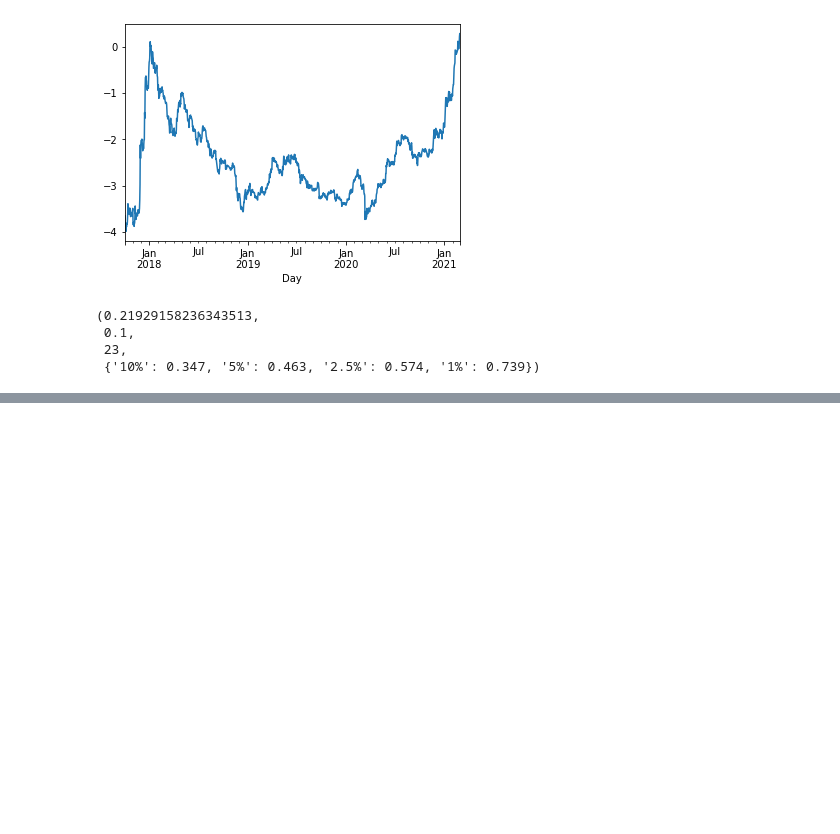
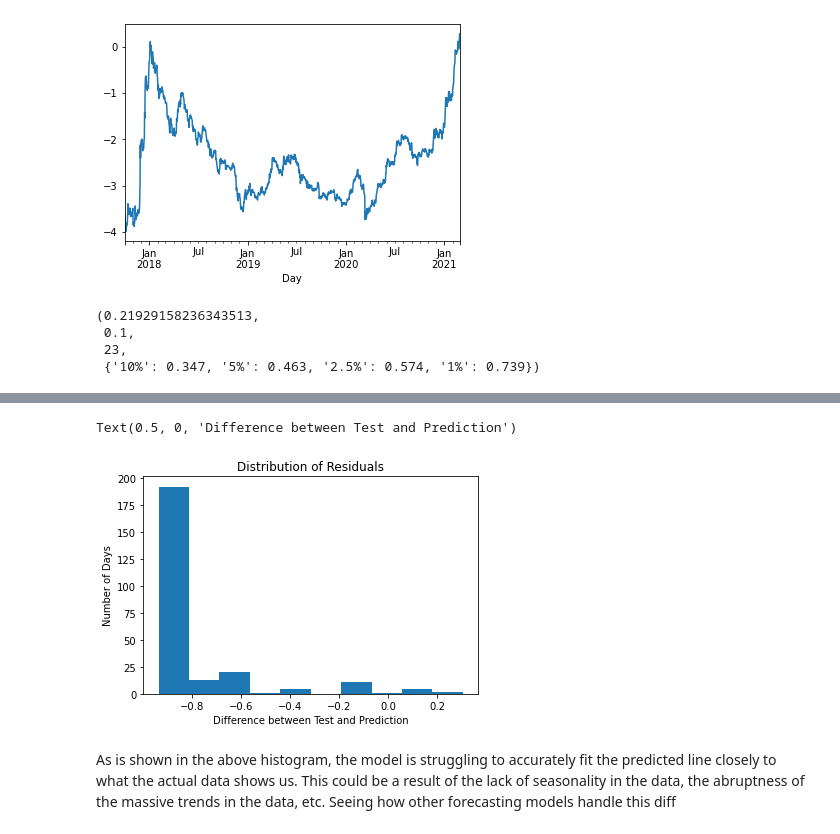
Before and after one commit to threeves91/Springboard, a Jupyter notebook: Capstone Project 3/Preprocessing_CS3.ipynb, the cells around one changed output, grey strips where cells are left out. Cells and saved outputs as stored; diff of their text form; code cells hidden in the pictures; blank space fills up the shorter version.

```diff
--- a/Capstone Project 3/Preprocessing_CS3.ipynb
+++ b/Capstone Project 3/Preprocessing_CS3.ipynb
@@ -312,24 +290,0 @@ plt.show()
-# %%
-# split into train and test sets
-X = y_adj.values
-size = int(len(X) * 0.85)
-train, test = X[0:size], X[size:len(X)]
-history = [x for x in train]
-predictions = list()
-# walk-forward validation
-for t in range(len(test)):
-	model = ARIMA(history, order=(0,2,1))
-	model_fit = model.fit()
-	output = model_fit.forecast()
-	yhat = output[0]
-	predictions.append(yhat)
-	obs = test[t]
-	history.append(obs)
-#	print('predicted=%f, expected=%f' % (yhat, obs))
-# evaluate forecasts
-rmse = np.sqrt(mean_squared_error(test, predictions))
-#print('Test RMSE: %.3f' % rmse)
-# plot forecasts against actual outcomes
-plt.plot(test)
-plt.plot(predictions, color='red')
-plt.show()
@@ -371,0 +291,11 @@ forecast_accuracy(forecast, test1)
+# %%
+# create dataframe comparing results of test data to the pred data.
+Test_Orig_Price = np.exp(y_test)
+Log_Y_Test = y_test
+Pred_Log_Y = model_fit.predict()
+Pred_Price = np.exp(Pred_Log_Y)
+Residuals = Test_Orig_Price - Pred_Price
+
+df[['Test_Orig_Price', 'Log_Y_Test', 'Pred_Log_Y', 'Pred_Price', 'Residuals']] = Test_Orig_Price, Log_Y_Test, Pred_Log_Y, Pred_Price, Residuals
+df_pred = df.drop(['Price', 'y_log'], axis=1).dropna()
+df_pred
@@ -371,0 +317,10 @@ forecast_accuracy(forecast, test1)
+# %%
+plt.hist(df_pred['Residuals'])
+plt.title('Distribution of Residuals')
+plt.ylabel('Number of Days')
+plt.xlabel('Difference between Test and Prediction')
+# %% [output]
+Text(0.5, 0, 'Difference between Test and Prediction')
+[figure, added]
+# %% [markdown]
+As is shown in the above histogram, the model is struggling to accurately fit the predicted line closely to what the actual data shows us. This could be a result of the lack of seasonality in the data, the abruptness of the massive trends in the data, etc. Seeing how other forecasting models handle this diff
```
Also changed, not shown: parts of 20 cells of this notebook.
